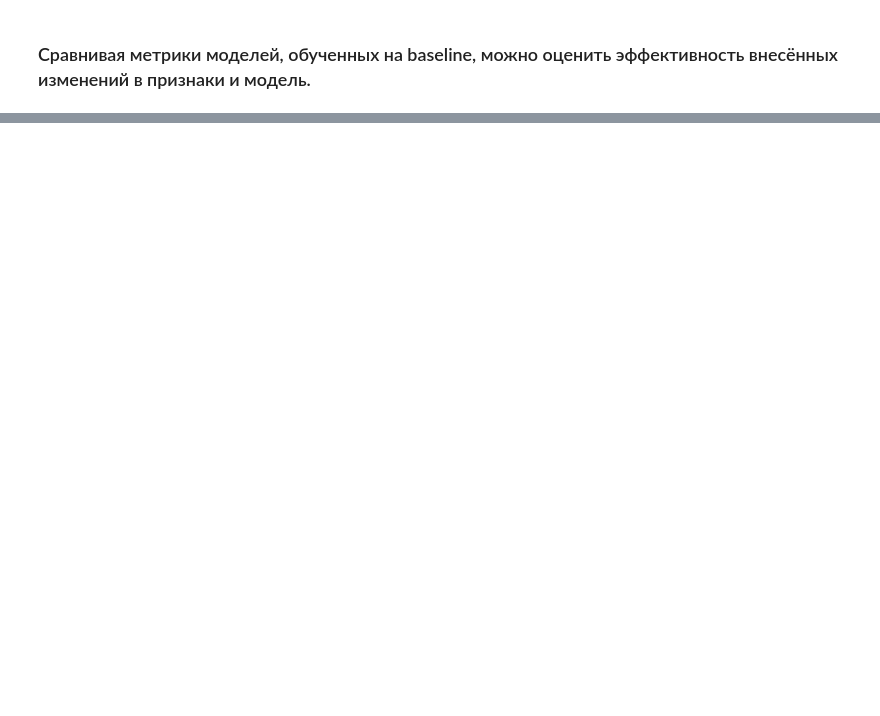
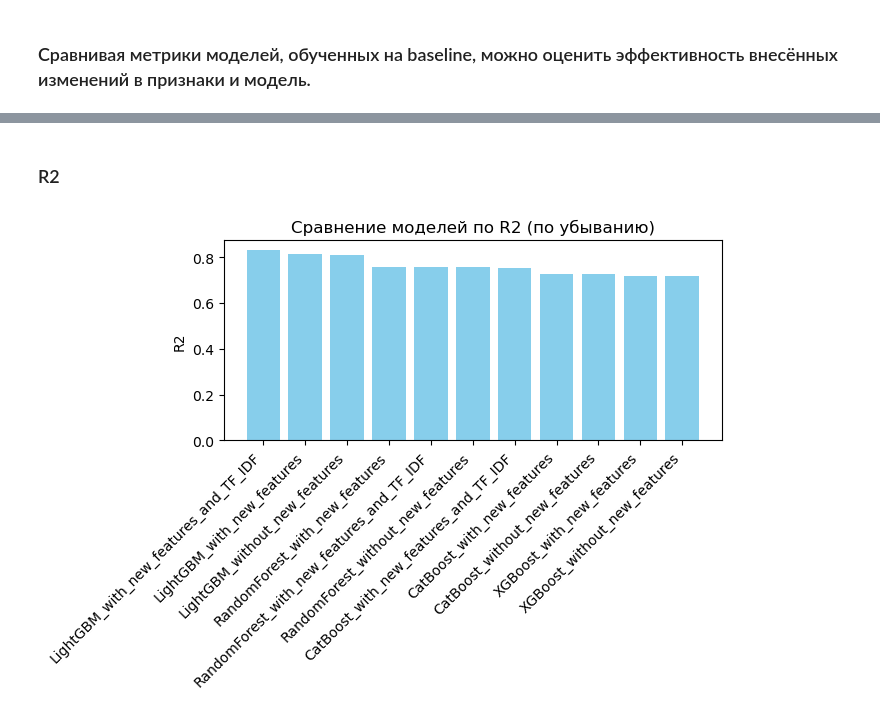
Before and after one commit to 0nt0n/Car_price_prediction, a Jupyter notebook: data_processing.ipynb, the cells around one changed output, grey strips where cells are left out. Saved outputs shown, nothing was run; the diff lists cells and outputs as text; code cells hidden in the pictures; blank space fills up the shorter version.

```diff
--- a/data_processing.ipynb
+++ b/data_processing.ipynb
@@ -277,0 +498,14 @@ from scipy.sparse import hstack
+# %% [markdown]
+### R2
+# %%
+runs_sorted = runs.sort_values('metrics.R2',ascending=False)
+
+plt.figure(figsize=(7,5))
+plt.bar(runs_sorted['tags.mlflow.runName'], runs_sorted['metrics.R2'], color='skyblue')
+plt.xticks(rotation=45, ha='right')
+plt.ylabel("R2")
+plt.title("Сравнение моделей по R2 (по убыванию)")
+plt.tight_layout()
+plt.show()
+# %% [output]
+[figure, added]
```
Also changed, not shown: parts of 56 cells of this notebook, 2 other files.
